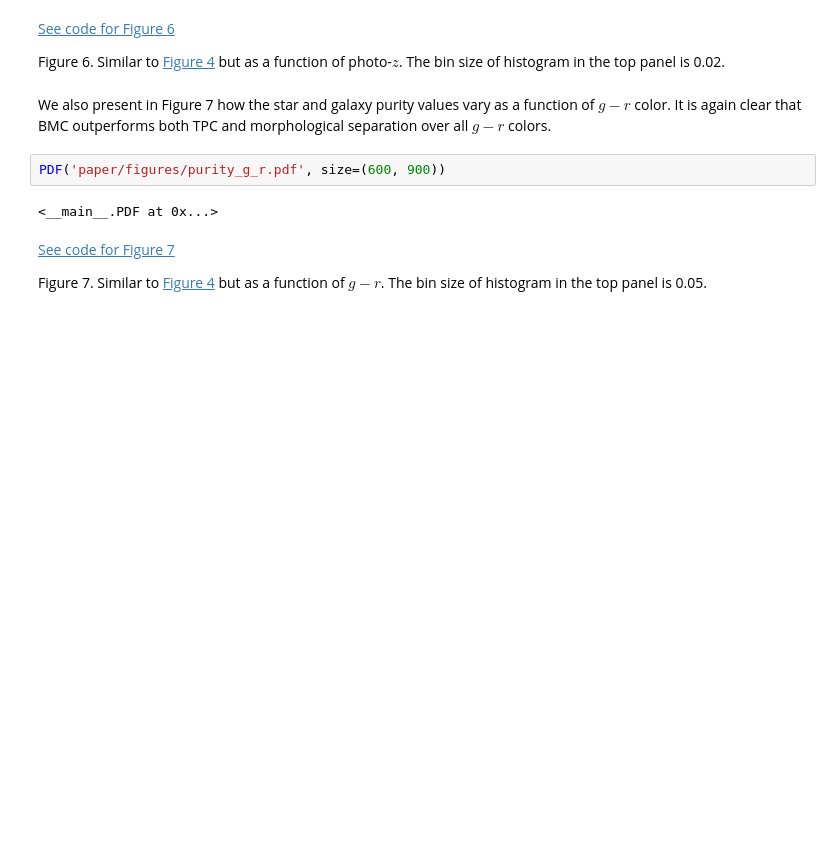
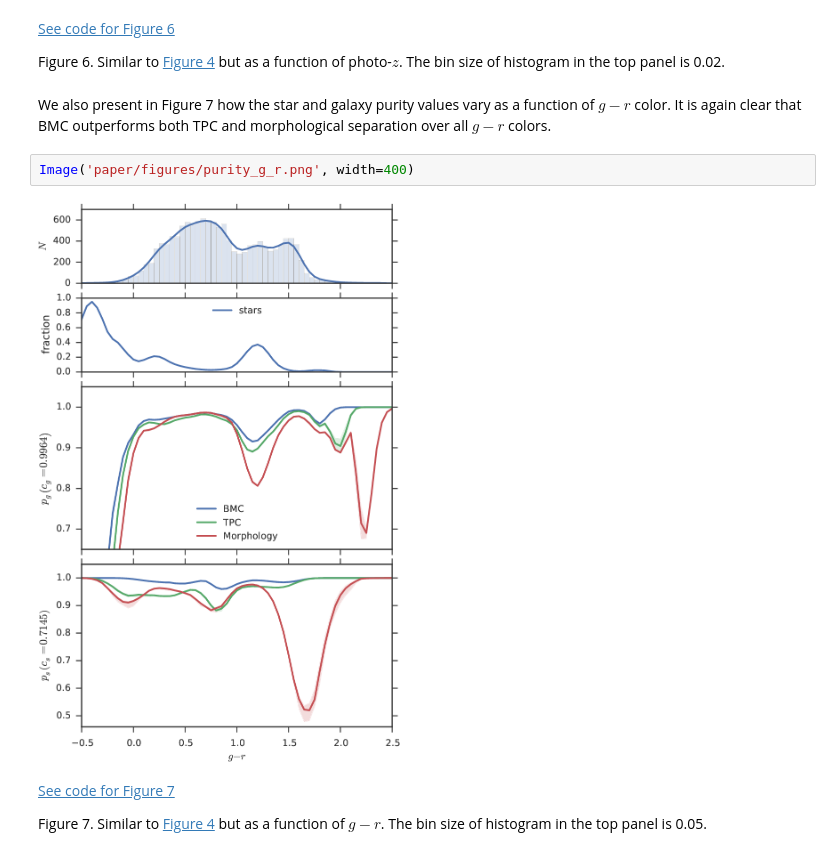
Before and after one commit to edwardjkim/astroclass, a Jupyter notebook: bmc.ipynb, the cells around one changed output. Cells and saved outputs as stored; diff of their text form; blank space fills up the shorter version.

```diff
--- a/bmc.ipynb
+++ b/bmc.ipynb
@@ -1146,10 +1137,10 @@ how the star and galaxy purity values vary
 as a function of $g-r$ color.
 It is again clear that BMC outperforms
 both TPC and morphological separation over all $g-r$ colors.
-# %%
-PDF('paper/figures/purity_g_r.pdf', size=(600, 900))
-# %% [output]
-<__main__.PDF at 0x...>
+# %%
+Image('paper/figures/purity_g_r.png', width=400)
+# %% [output]
+[figure, added]
 # %% [markdown]
 [See code for Figure 7](paper/notebooks/figure07/purity_g-r.ipynb)
 
```
Also changed, not shown: parts of 36 cells of this notebook, 19 other files.
